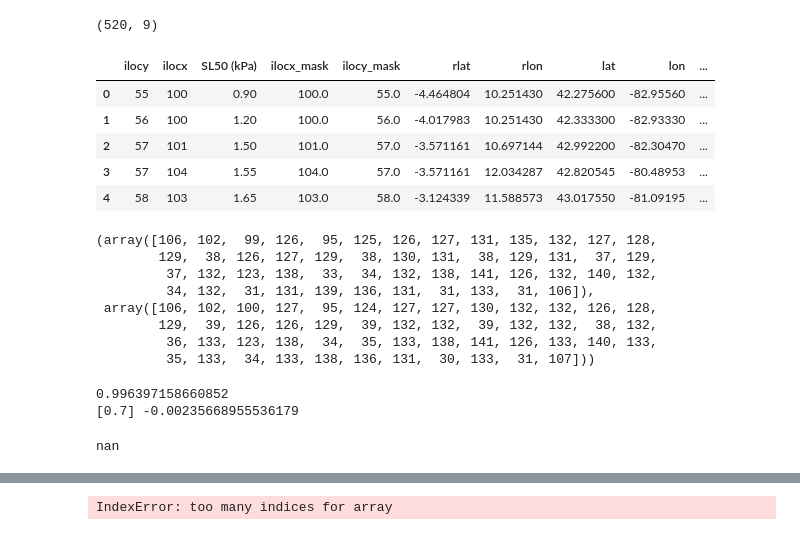
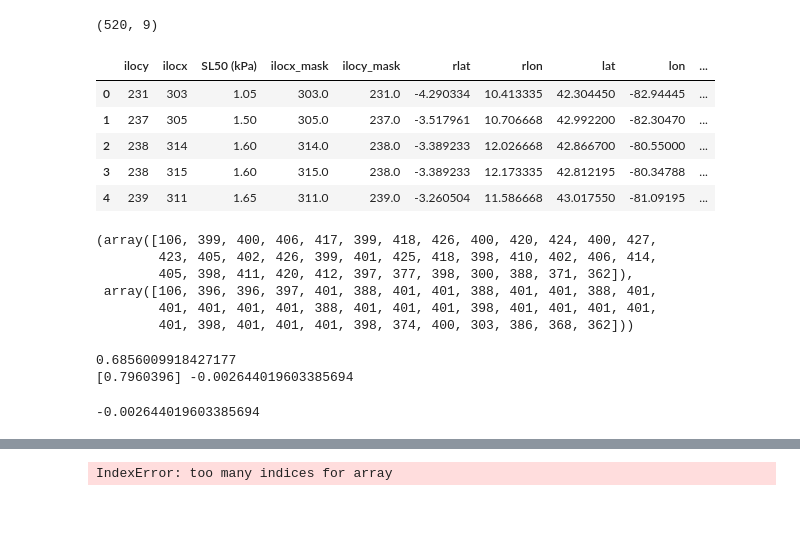
Before and after one commit to pacificclimate/climpyrical, a Jupyter notebook: notebooks/dev/kriging.ipynb, the cells around one changed output, grey strips where cells are left out. Drawn from its saved outputs; the diff is of its cells as text; code cells hidden in the pictures.

```diff
--- a/notebooks/dev/kriging.ipynb
+++ b/notebooks/dev/kriging.ipynb
@@ -58,7 +55,7 @@ dsold = read_data(PATH, dv)
 ds_mean = read_data(PATH_MEAN, dv, ['rlon', 'rlat'])
 ds_mean.keys()
 
-N = 1
+N = 3
 ds = regrid_ensemble(dsold, dv, N)
 
 if 'time' in ds_mean.keys():
@@ -69,6 +66,7 @@ mean = ds_mean[dv].values
 
 dvmask = 'sftlf'
 mask = read_data('../../climpyrical/tests/data/land_mask_CanRCM4_sftlf.nc', dvmask, keys=['rlat', 'rlon'])
+
 if 'time' in mask.keys():
     mask = mask.squeeze('time')
     mask = mask.drop('time')
@@ -76,11 +74,40 @@ mask = regrid_ensemble(mask, dvmask, N, ['rlon', 'rlat'])
 mask = mask[dvmask].values >= 1.0
 
 assert mean.shape == ds[dv].values[0, ...].shape
+# %%
+canada = gpd.read_file('../../climpyrical/tests/data/canada.geojson')
+canada = rotate_shapefile(canada.geometry)
+
+north_ext = 140
+newmean = np.ones((mean.shape[0]+north_ext, mean.shape[1]))
+newmean[0:mean.shape[0], 0:mean.shape[1]] = mean
+
+# nrlat = np.linspace(ds[dv]rlon.min())
+drlat = np.mean(np.diff(ds_mean.rlon))/ds_mean.rlon.size
+nrlat = np.linspace(ds_mean.rlon.min(), ds_mean.rlon.max()+north_ext*drlat, mean.shape[0]+north_ext)
+nrlon = ds_mean.rlon.copy()
+
+ds_mean = xr.Dataset(
+    {dv: (["rlat", "rlon"], newmean), "lon": nrlon, "lat": nrlat},
+    coords={"rlon": ("rlon", nrlon), "rlat": ("rlat", nrlat)},
+)
+
+mean = ds_mean[dv]
+
+
+x, y = flatten_coords(ds_mean.rlon, ds_mean.rlat)
+xy = np.stack([x, y]).T
+contained = []
+
+for xcoord, ycoord in xy:
+    contained.append(canada.contains(Point(xcoord, ycoord)))
+
+final_mask = np.array(contained).reshape(ds_mean[dv].shape)
 # %%
-final_mask = np.logical_and(mask.copy(), ~np.isnan(mean))
+final_mask = np.logical_and(final_mask.copy(), ~np.isnan(mean))
 assert final_mask.shape == mean.shape
 # %%
-rlon, rlat = np.meshgrid(ds.rlon, ds.rlat)
+rlon, rlat = np.meshgrid(ds_mean.rlon, ds_mean.rlat)
 assert rlon.shape == rlat.shape and rlon.shape == final_mask.shape
 # %%
 # df_path = '../../climpyrical/tests/data/Interim_hdd_Tmax_Tmin_delivered.csv'
@@ -126,56 +153,54 @@ nearest_gridcell_idx_masked = pairwise_distances_argmin_min(
 )[0]
 
 # create a mesh of indices of rlon and rlat grids for masking
-irlon, irlat = np.meshgrid(range(ds.rlon.size), range(ds.rlat.size))
+irlon, irlat = np.meshgrid(range(ds_mean.rlon.size), range(ds_mean.rlat.size))
 # combine indices and extract the nearest grid cell index in x and y axis
 ix_non_agg, iy_non_agg = np.stack([irlon.flatten(), irlat.flatten()])[:, nearest_gridcell_idx]
 ix_non_agg_masked, iy_non_agg_masked = np.stack([irlon[final_mask], irlat[final_mask]])[:, nearest_gridcell_idx_masked]
 
 # where_nan = np.isnan(mean[iy_non_agg, ix_non_agg])
 # ix_non_agg[where_nan] = ix_non_agg_masked[where_nan]
 # iy_non_agg[where_nan] = iy_non_agg_masked[where_nan]
 
 
 # add to dataframe
 matched_df = pd.DataFrame({'ilocy': iy_non_agg, 'ilocx': ix_non_agg, 'ilocy_mask': iy_non_agg_masked, 'ilocx_mask': ix_non_agg_masked, station_dv: df[station_dv],'rlat':df.rlat, 'rlon':df.rlon, 'lat': df.lat, 'lon':df.lon, 'station_name':df.station_name})
 # aggregate stations in same grid cell by taking mean
-matched_df.to_csv('/home/nannau/06172020/dash-dv-explorer/assets/data/snow_stations.csv')
+# matched_df.to_csv('/home/nannau/06172020/dash-dv-explorer/assets/data/snow_stations.csv')
 matched_df = matched_df.groupby(['ilocy', 'ilocx'], as_index=False).agg({station_dv: 'mean', 'ilocx_mask': 'mean', 'ilocy_mask': 'mean', 'rlat':'mean', 'rlon':'mean', 'lat': 'mean', 'lon': 'mean', 'station_name': 'first'})#, 'niy': 'min', 'nix': 'min'})
 
 
 iy = matched_df.ilocy.values
 ix = matched_df.ilocx.values
 iym, ixm = matched_df.ilocy_mask.values.astype(int), matched_df.ilocx_mask.values.astype(int)
 
 where_nan = np.isnan(ds_mean[dv].values[iy, ix])
 
 station_vals = matched_df[station_dv].values
 
 # comment out for station rlon,rlat
 matched_df['rlon'] = rlon[iy, ix]
 matched_df['rlat'] = rlat[iy, ix]
 
 matched_df.head()
 # %% [output]
 |  | ilocy | ilocx | SL50 (kPa) | ilocx_mask | ilocy_mask | rlat | rlon | lat | lon | ... |
-| 0 | 55 | 100 | 0.90 | 100.0 | 55.0 | -4.464804 | 10.251430 | 42.275600 | -82.95560 | ... |
-| 1 | 56 | 100 | 1.20 | 100.0 | 56.0 | -4.017983 | 10.251430 | 42.333300 | -82.93330 | ... |
-| 2 | 57 | 101 | 1.50 | 101.0 | 57.0 | -3.571161 | 10.697144 | 42.992200 | -82.30470 | ... |
-| 3 | 57 | 104 | 1.55 | 104.0 | 57.0 | -3.571161 | 12.034287 | 42.820545 | -80.48953 | ... |
-| 4 | 58 | 103 | 1.65 | 103.0 | 58.0 | -3.124339 | 11.588573 | 43.017550 | -81.09195 | ... |
+| 0 | 231 | 303 | 1.05 | 303.0 | 231.0 | -4.290334 | 10.413335 | 42.304450 | -82.94445 | ... |
+| 1 | 237 | 305 | 1.50 | 305.0 | 237.0 | -3.517961 | 10.706668 | 42.992200 | -82.30470 | ... |
+| 2 | 238 | 314 | 1.60 | 314.0 | 238.0 | -3.389233 | 12.026668 | 42.866700 | -80.55000 | ... |
+| 3 | 238 | 315 | 1.60 | 315.0 | 238.0 | -3.389233 | 12.173335 | 42.812195 | -80.34788 | ... |
+| 4 | 239 | 311 | 1.65 | 311.0 | 239.0 | -3.260504 | 11.586668 | 43.017550 | -81.09195 | ... |
 # %%
 np.any(where_nan)
 where_nan.shape, ix.shape, ixm.shape
 ix[where_nan], ixm[where_nan]
 # %% [output]
-(array([106, 102,  99, 126,  95, 125, 126, 127, 131, 135, 132, 127, 128,
-        129,  38, 126, 127, 129,  38, 130, 131,  38, 129, 131,  37, 129,
-         37, 132, 123, 138,  33,  34, 132, 138, 141, 126, 132, 140, 132,
-         34, 132,  31, 131, 139, 136, 131,  31, 133,  31, 106]),
- array([106, 102, 100, 127,  95, 124, 127, 127, 130, 132, 132, 126, 128,
-        129,  39, 126, 126, 129,  39, 132, 132,  39, 132, 132,  38, 132,
-         36, 133, 123, 138,  34,  35, 133, 138, 141, 126, 133, 140, 133,
-         35, 133,  34, 133, 138, 136, 131,  30, 133,  31, 107]))
+(array([106, 399, 400, 406, 417, 399, 418, 426, 400, 420, 424, 400, 427,
+        423, 405, 402, 426, 399, 401, 425, 418, 398, 410, 402, 406, 414,
+        405, 398, 411, 420, 412, 397, 377, 398, 300, 388, 371, 362]),
+ array([106, 396, 396, 397, 401, 388, 401, 401, 388, 401, 401, 388, 401,
+        401, 401, 401, 401, 388, 401, 401, 401, 398, 401, 401, 401, 401,
+        401, 398, 401, 401, 401, 398, 374, 400, 303, 386, 368, 362]))
 # %%
 def regionalize(array):
     return array[u:lw, l:r].reshape((lw-u, r-l))
@@ -208,9 +233,9 @@ np.mean(station_vals - mean[iy, ix])
 # print(np.mean(matched_df[station_dv] - meanc[iy, ix]))
 # print(np.mean(matched_df[station_dv] - mean[iy, ix]))
 # %% [output]
-0.996397158660852
-[0.7] -0.00235668955536179
+0.6856009918427177
+[0.7960396] -0.002644019603385694
-nan
+-0.002644019603385694
 # %%
 plt.imshow(mean, origin='lower')
 # %% [output]
```
Also changed, not shown: parts of 36 cells of this notebook.
